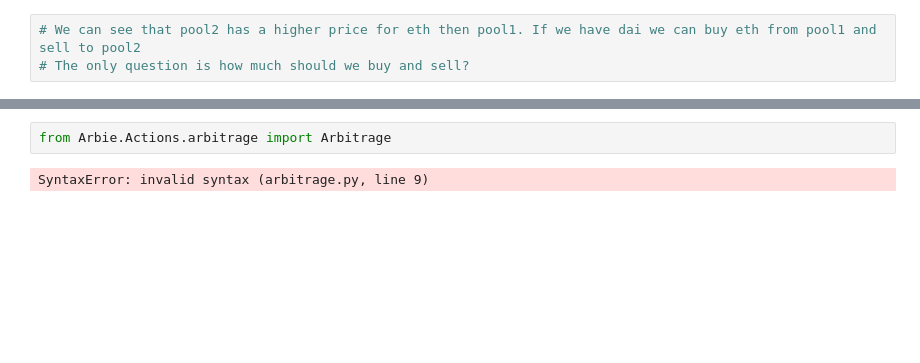
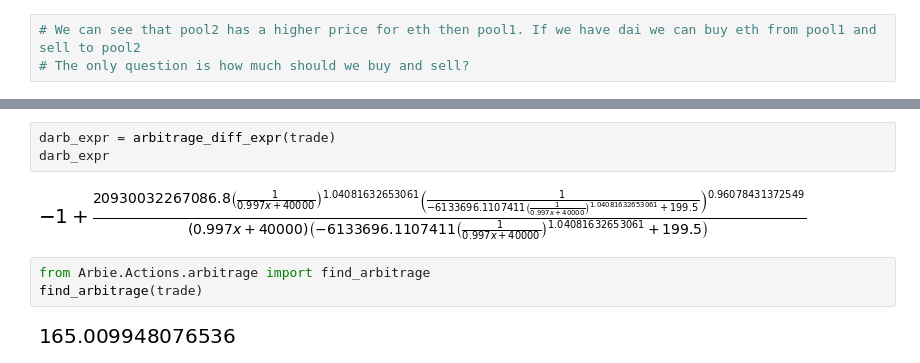
Before and after one commit to owodunni/arbie, a Jupyter notebook: example/Arbie.ipynb, the cells around one changed output, grey strips where cells are left out. Cells and saved outputs as stored; diff of their text form; blank space fills up the shorter version.

```diff
--- a/example/Arbie.ipynb
+++ b/example/Arbie.ipynb
@@ -79,4 +52,10 @@ Text(0.5,1,'Profit graph')
+# %%
+darb_expr = arbitrage_diff_expr(trade)
+darb_expr
+# %% [output]
+[figure, added]
 # %%
-from Arbie.Actions.arbitrage import Arbitrage
+from Arbie.Actions.arbitrage import find_arbitrage
+find_arbitrage(trade)
 # %% [output]
-SyntaxError: invalid syntax (arbitrage.py, line 9)
+[figure, added]
```
Also changed, not shown: parts of 12 cells of this notebook, 6 other files.
